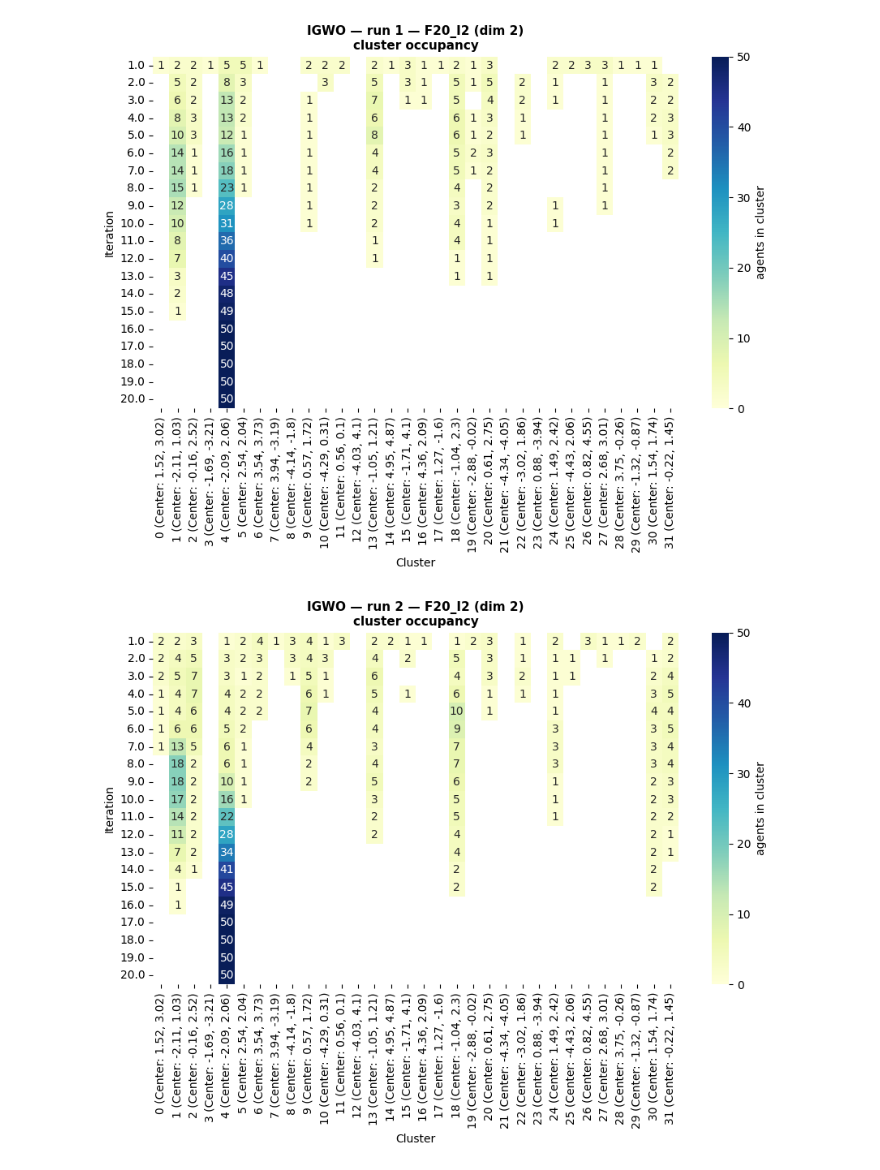
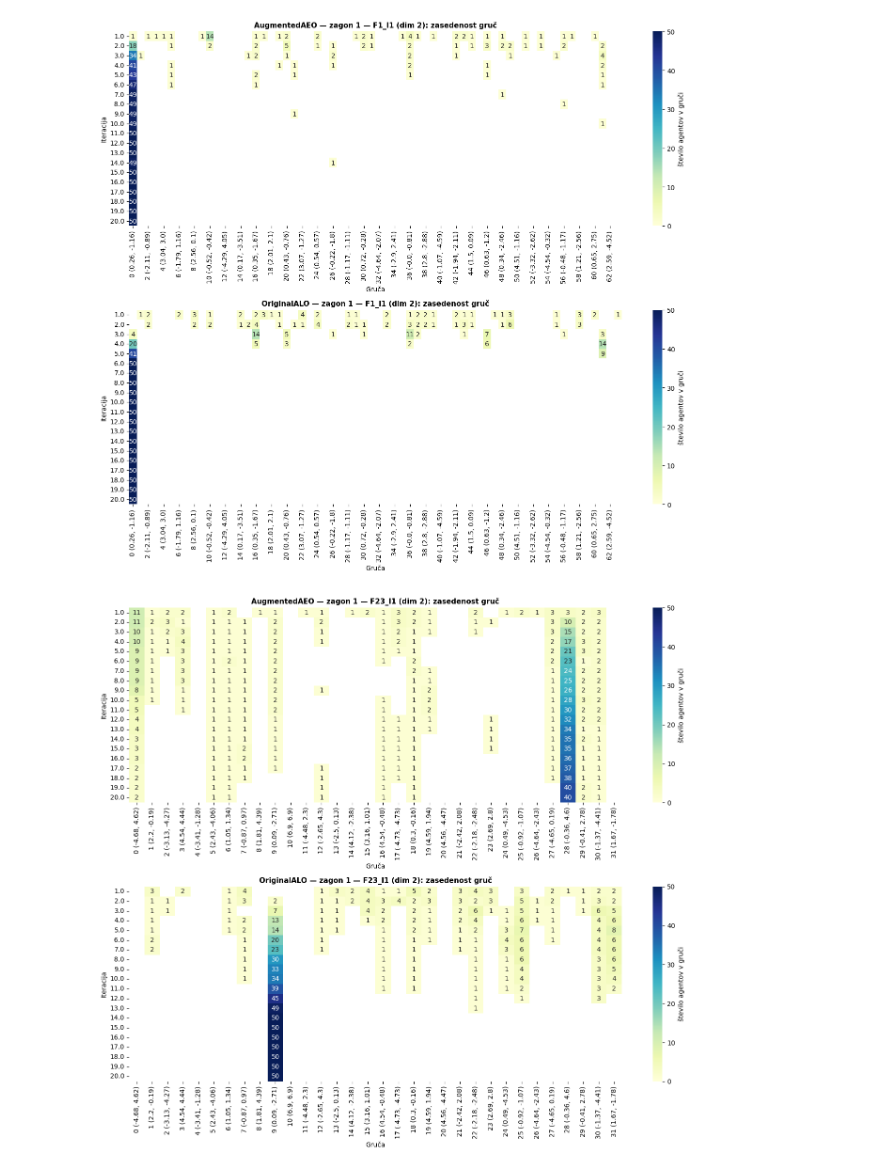
Before and after one commit to 8Timon24/Diploma-Analiza-in-vizualizacija-algoritmov-za-optimizacijo, a Jupyter notebook: 3_cluster_analysis.ipynb, the cells around one changed output. Saved outputs shown, nothing was run; the diff lists cells and outputs as text; code cells hidden in the pictures.

```diff
--- a/3_cluster_analysis.ipynb
+++ b/3_cluster_analysis.ipynb
@@ -45,7 +45,7 @@ def visualize(dimensions, problems, algorithms, runs,
                 continue
 
             df = pd.read_csv(file_loc, index_col=[0, 1, 2])
-            df.columns = [f'{int(c)} (Center: {cluster_centers[int(c)]})' for c in df.columns]
+            df.columns = [f'{int(c)} ({cluster_centers[int(c)]})' for c in df.columns]
 
             for a in algorithms:
                 for run in runs:
@@ -77,12 +77,12 @@ def visualize(dimensions, problems, algorithms, runs,
                     # ---- left: cluster occupancy heatmap ----
                     sns.heatmap(occupancy.replace(0, np.nan), annot=True, fmt='.0f',
                                 ax=axes[0], cmap='YlGnBu', vmin=0, vmax=popsize,
-                                cbar_kws={'label': 'agents in cluster'})
-                    axes[0].set_title(f'{a} — run {run} — {problem} (dim {dimension})\n'
-                                      f'cluster occupancy',
+                                cbar_kws={'label': 'število agentov v gruči'})
+                    axes[0].set_title(f'{a} — zagon {run} — {problem} (dim {dimension})\n'
+                                      f'zasedenost gruč',
                                       fontsize=11, fontweight='bold')
-                    axes[0].set_xlabel('Cluster')
-                    axes[0].set_ylabel('Iteration')
+                    axes[0].set_xlabel('Gruča')
+                    axes[0].set_ylabel('Iteracija')
 
                     # ---- right (optional): best scaled fitness per cluster ----
                     if plot_y:
@@ -90,25 +90,25 @@ def visualize(dimensions, problems, algorithms, runs,
                             sns.lineplot(data=s_min, x='iteration', y='scaled_raw_y',
                                          hue='cluster', style='cluster', palette='tab10',
                                          markers=True, dashes=False, ax=axes[1])
-                            axes[1].set_xlabel('Iteration')
-                            axes[1].set_ylabel('Scaled Raw Y (running min)')
+                            axes[1].set_xlabel('Iteracija')
+                            axes[1].set_ylabel('Skalirana vrednost y (tekoči minimum)')
                         else:
                             s_min_pivoted = s_min.pivot(index='iteration', columns='cluster',
                                                         values='scaled_raw_y')
                             s_min_pivoted.columns = [
-                                f'{int(c)} (Center: {cluster_centers[int(c)]})'
+                                f'{int(c)} ({cluster_centers[int(c)]})'
                                 for c in s_min_pivoted.columns
                             ]
                             # LogNorm can't handle <=0; clip to a small positive floor
                             plot_vals = s_min_pivoted.clip(lower=1e-8)
                             sns.heatmap(plot_vals, annot=True, ax=axes[1], cmap='YlGnBu',
                                         fmt='.3f', norm=mcolors.LogNorm(),
-                                        cbar_kws={'label': 'scaled raw y (log)'})
-                            axes[1].set_xlabel('Cluster')
-                            axes[1].set_ylabel('Iteration')
+                                        cbar_kws={'label': 'skalirana vrednost y (log)'})
+                            axes[1].set_xlabel('Gruča')
+                            axes[1].set_ylabel('Iteracija')
 
-                        axes[1].set_title(f'{a} — run {run} — {problem} (dim {dimension})\n'
-                                          f'best scaled fitness per cluster',
+                        axes[1].set_title(f'{a} — zagon {run} — {problem} (dim {dimension})\n'
+                                          f'najboljši skalirani fitness po gruči',
                                           fontsize=11, fontweight='bold')
 
                     plt.tight_layout()
@@ -237,7 +236,14 @@ def visualize_multi(dimensions, problems, algorithms, runs,
                 plt.show()
                 plt.close(fig)
 # %%
-visualize([2], ['F20_I2'], ['IGWO', 'RW_GWO'], [1,2], data_dir=f'data/clustering_latest', plot_y=False, save=True)
+visualize_multi(
+    dimensions=[2],
+    problems=['F1_I1', 'F23_I1'],
+    algorithms=['AugmentedAEO', 'OriginalALO'],
+    runs=[1],
+    plot_y=False,      # samo zasedenost gruč, brez desnega panela
+    save=True,
+)
 # %% [output]
-[figure, old version]
+[figure, new version]
-[figure, old version]
+[figure, new version]
```
Also changed, not shown: parts of 11 cells of this notebook, 19 other files.
